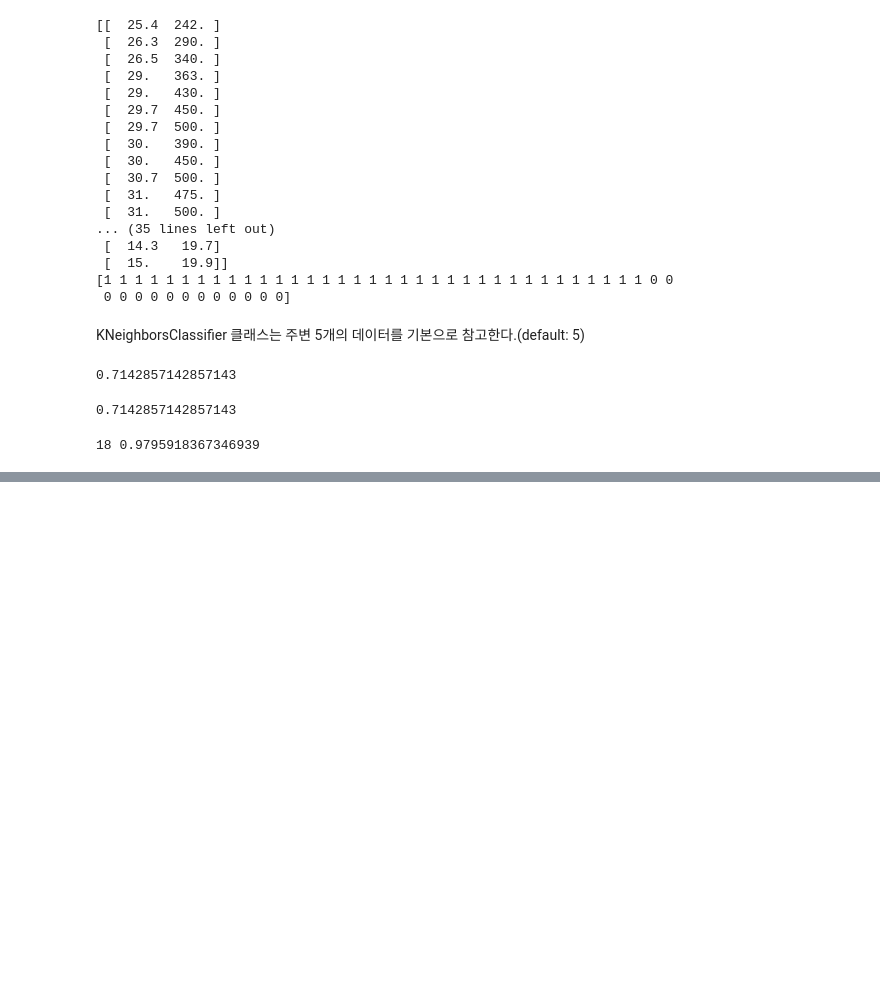
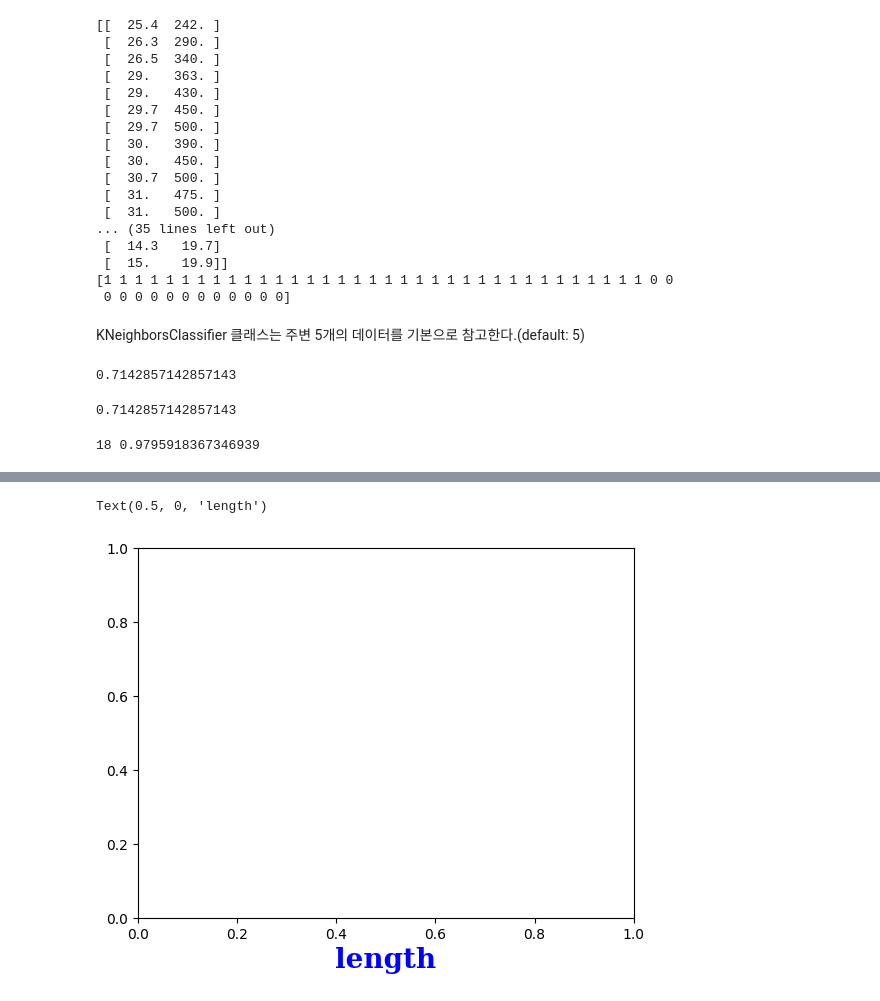
Before and after one commit to bonmin9/gdg_hufs, a Jupyter notebook: ai_basic/01-03_market&ML.ipynb, the cells around one changed output, grey strips where cells are left out. Drawn from its saved outputs; the diff is of its cells as text; code cells hidden in the pictures; blank space fills up the shorter version.

```diff
--- a/ai_basic/01-03_market&ML.ipynb
+++ b/ai_basic/01-03_market&ML.ipynb
@@ -135,0 +158,5 @@ for n in range(5, 50):
+# %%
+plt.xlabel('length', fontdict={'family': 'serif', 'color': 'b', 'weight': 'bold', 'size': 20})
+# %% [output]
+Text(0.5, 0, 'length')
+[figure, added]
```
Also changed, not shown: parts of 10 cells of this notebook, 2 other files.
